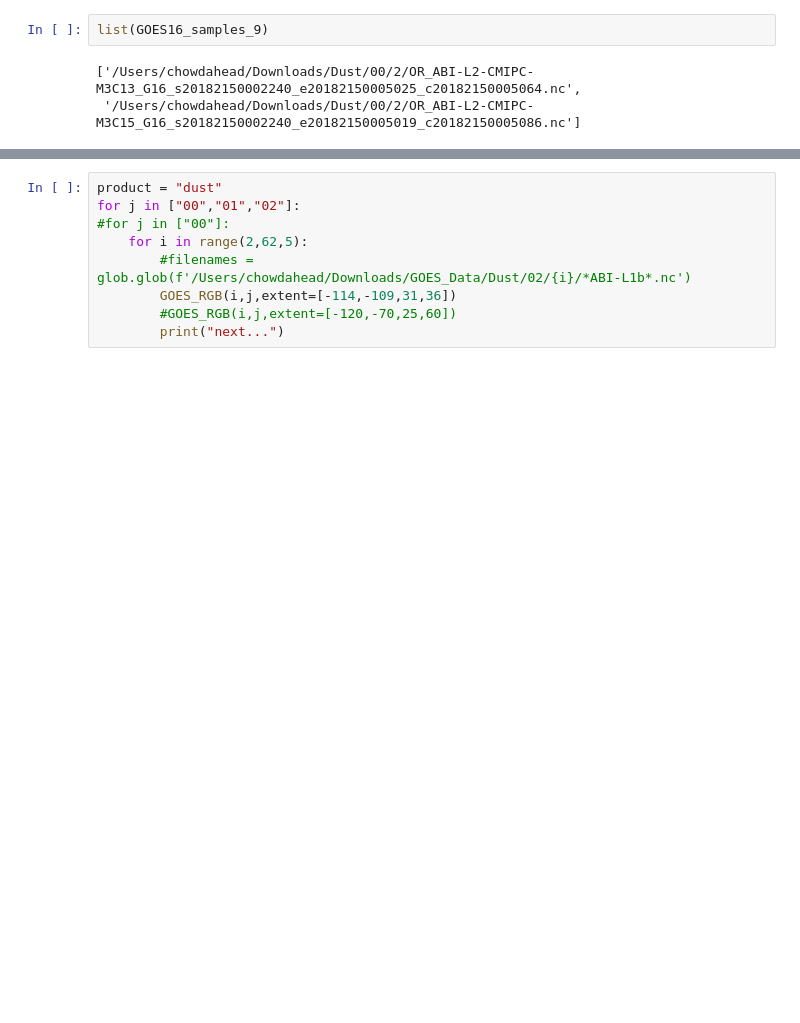
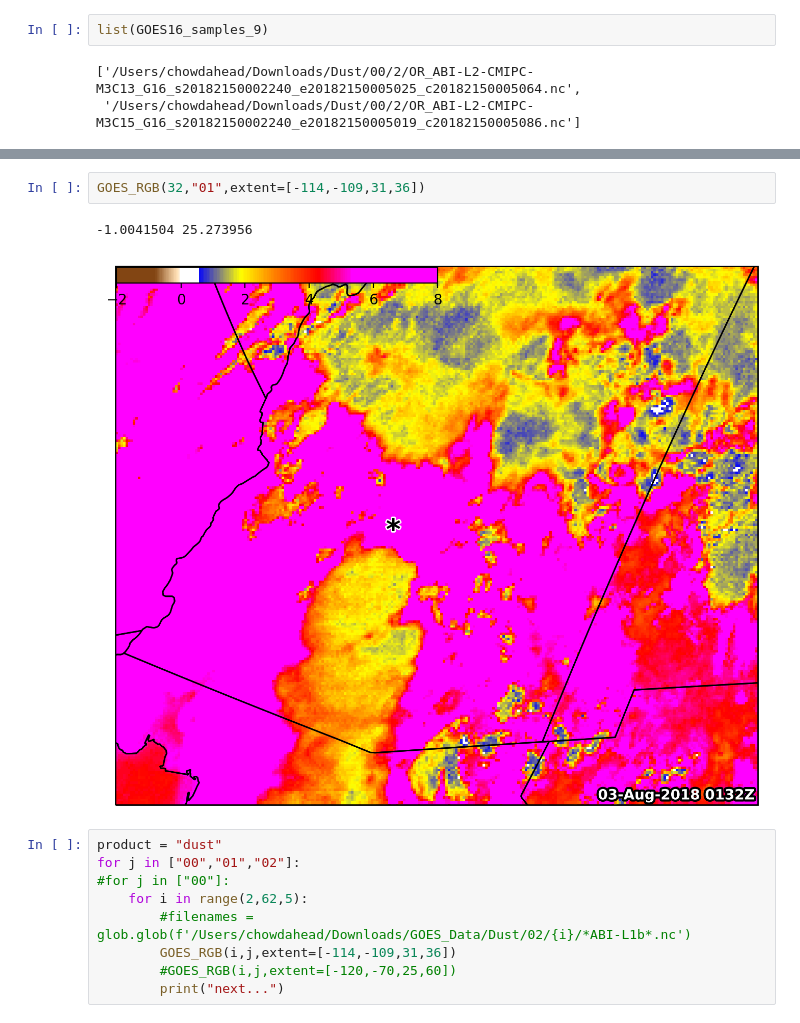
Before and after one commit to MethaneRain/haboob-2018-08-03, a Jupyter notebook: COMET_RGB_Dust_Modified_draft.ipynb, the cells around one changed output, grey strips where cells are left out. Saved outputs shown, nothing was run; the diff lists cells and outputs as text; blank space fills up the shorter version.

```diff
--- a/COMET_RGB_Dust_Modified_draft.ipynb
+++ b/COMET_RGB_Dust_Modified_draft.ipynb
@@ -242,6 +242,11 @@ def GOES_RGB(i,hour,extent=[-114,-109,31,36]):
     plt.savefig(f"/Users/chowdahead/Desktop/{hour}_{i}.png",bbox_inches="tight",dpi=fig.dpi)
     #plt.close()
     plt.show()
+# %%
+GOES_RGB(32,"01",extent=[-114,-109,31,36])
+# %% [output]
+-1.0041504 25.273956
+[figure, added]
 # %%
 product = "dust"
 for j in ["00","01","02"]:
```
Also changed, not shown: parts of 2 cells of this notebook.
